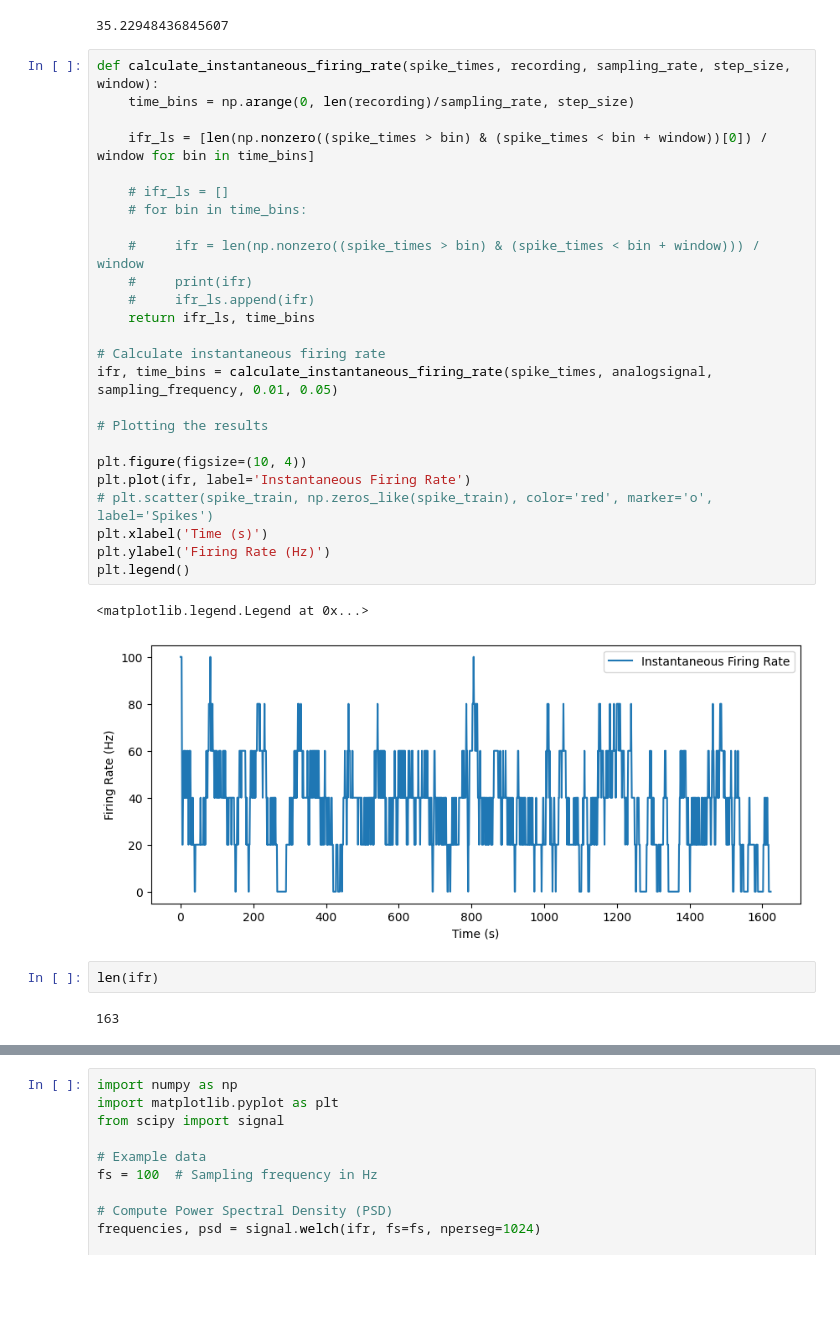
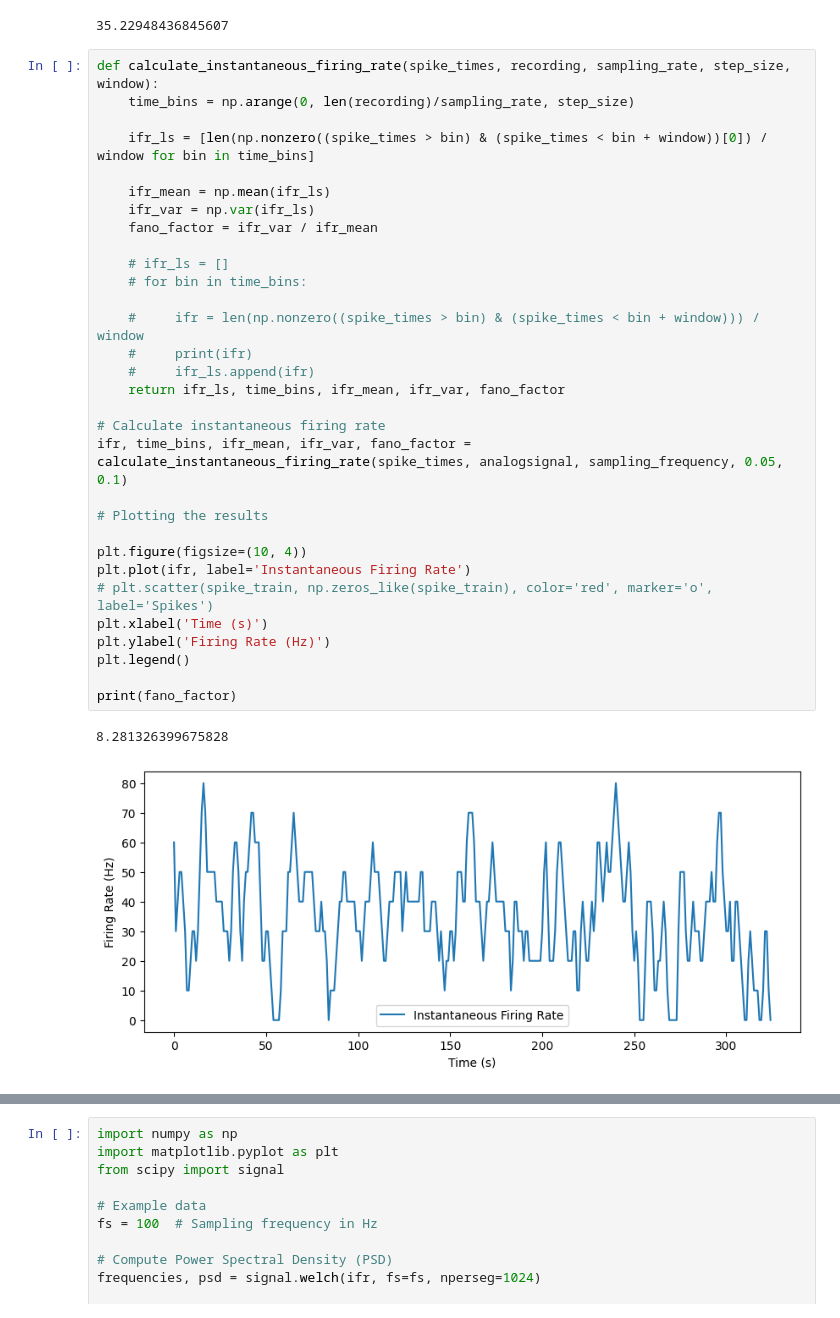
Before and after one commit to jazlynntan/BME1500H_group5, a Jupyter notebook: FeatureExtraction_scrap.ipynb, the cells around one changed output, grey strips where cells are left out. Saved outputs shown, nothing was run; the diff lists cells and outputs as text; blank space fills up the shorter version.

```diff
--- a/FeatureExtraction_scrap.ipynb
+++ b/FeatureExtraction_scrap.ipynb
@@ -93,32 +93,34 @@ len(spike_times)/(len(analogsignal)/sampling_frequency)
 # %%
 def calculate_instantaneous_firing_rate(spike_times, recording, sampling_rate, step_size, window):
     time_bins = np.arange(0, len(recording)/sampling_rate, step_size)
 
     ifr_ls = [len(np.nonzero((spike_times > bin) & (spike_times < bin + window))[0]) / window for bin in time_bins]
+
+    ifr_mean = np.mean(ifr_ls)
+    ifr_var = np.var(ifr_ls)
+    fano_factor = ifr_var / ifr_mean
 
     # ifr_ls = []
     # for bin in time_bins:
 
     #     ifr = len(np.nonzero((spike_times > bin) & (spike_times < bin + window))) / window
     #     print(ifr)
     #     ifr_ls.append(ifr)
-    return ifr_ls, time_bins
+    return ifr_ls, time_bins, ifr_mean, ifr_var, fano_factor
 
 # Calculate instantaneous firing rate
-ifr, time_bins = calculate_instantaneous_firing_rate(spike_times, analogsignal, sampling_frequency, 0.01, 0.05)
+ifr, time_bins, ifr_mean, ifr_var, fano_factor = calculate_instantaneous_firing_rate(spike_times, analogsignal, sampling_frequency, 0.05, 0.1)
 
 # Plotting the results
 
 plt.figure(figsize=(10, 4))
 plt.plot(ifr, label='Instantaneous Firing Rate')
 # plt.scatter(spike_train, np.zeros_like(spike_train), color='red', marker='o', label='Spikes')
 plt.xlabel('Time (s)')
 plt.ylabel('Firing Rate (Hz)')
 plt.legend()
+
+print(fano_factor)
 # %% [output]
-<matplotlib.legend.Legend at 0x...>
+8.281326399675828
-[figure, old version]
+[figure, new version]
-# %%
-len(ifr)
-# %% [output]
-163
```
Also changed, not shown: parts of 2 cells of this notebook, 3 other files.
